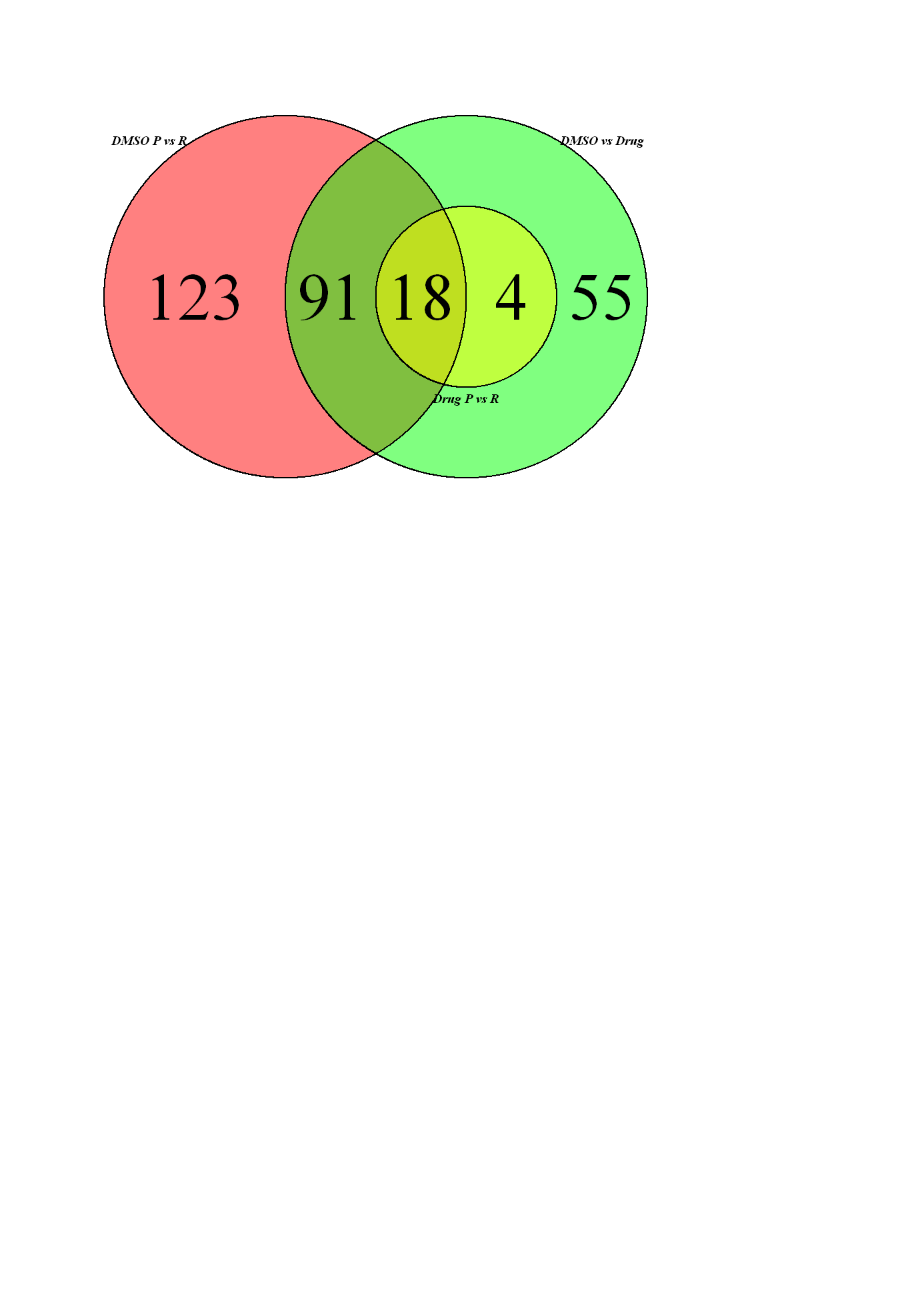
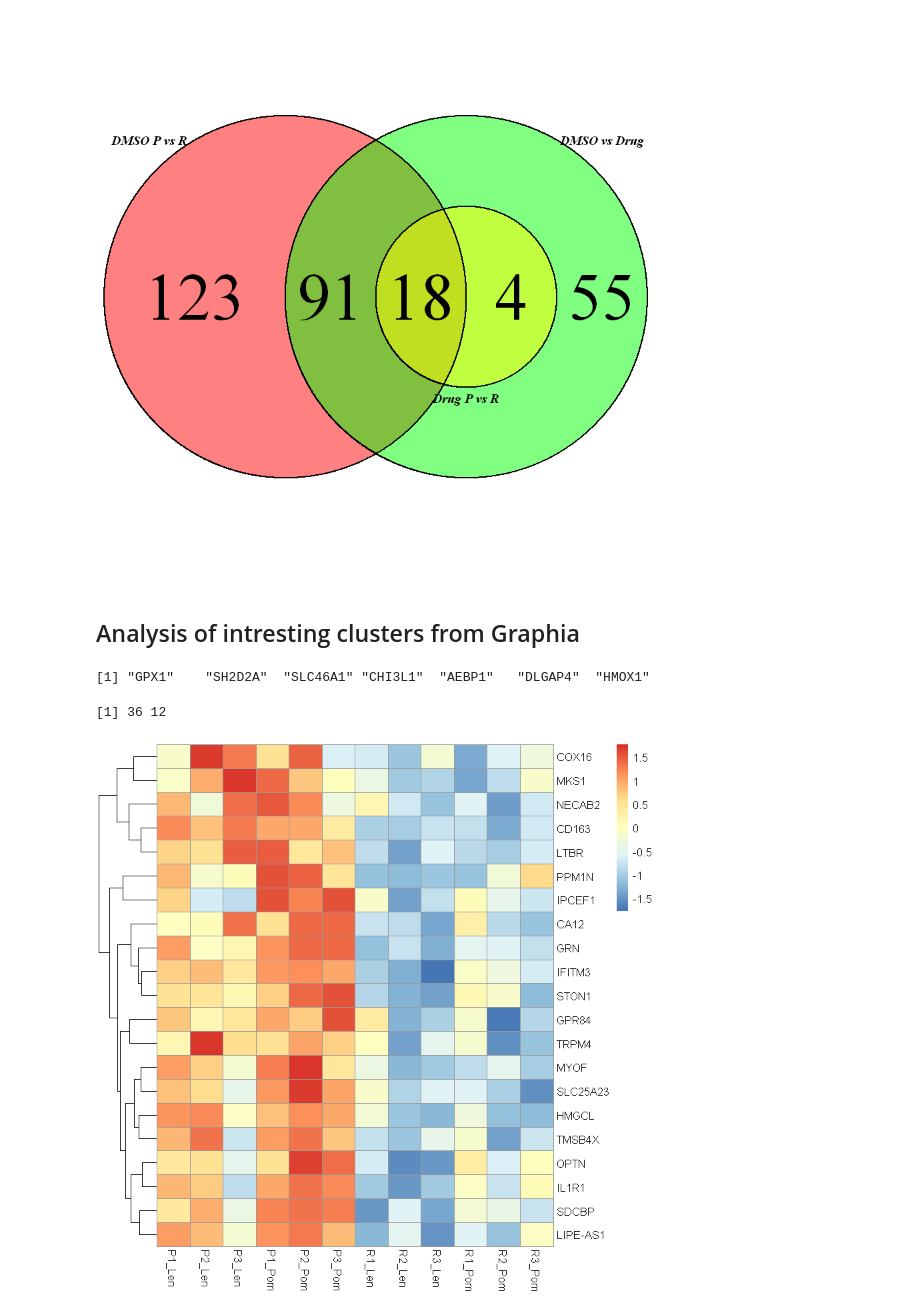
Before and after one commit to ajitjohnson/Jupyter-Notebooks, a Jupyter notebook: Mechanism of resistance to Lenalidomide in Lymphoma.ipynb, the cells around one changed output. Saved outputs shown, nothing was run; the diff lists cells and outputs as text; code cells hidden in the pictures; blank space fills up the shorter version.

```diff
--- a/Mechanism of resistance to Lenalidomide in Lymphoma.ipynb
+++ b/Mechanism of resistance to Lenalidomide in Lymphoma.ipynb
@@ -671,3 +670,35 @@ venn.plot <- venn.diagram(list(row.names(dmsoP_dmso_ordered), row.names(dmsoP_dr
 grid.draw(venn.plot)
 # %% [output]
 [figure]
+# %% [markdown]
+## Analysis of intresting clusters from Graphia
+# %%
+# Import intresting genes
+intgenes <- read.csv (file ="clusters from graphia_7_1.csv", row.names = 1)
+# %%
+#sub1
+#row.names(intgenes[which(intgenes$Function=='Genes activated by drug but no longer in resistant lines' & intgenes$Log2.Fold.change <= -1.2), ])
+#row.names(intgenes[which(intgenes$Function=='Genes activated by drug but no longer in resistant lines'), ])
+#sub2
+#row.names(intgenes[which(intgenes$Function=='Genes activated by drug in resistant lines' & intgenes$Log2.Fold.change <= 1), ])
+row.names(intgenes[which(intgenes$Function=='Genes activated by drug in resistant lines'), ])
+# %% [output]
+[1] "GPX1"    "SH2D2A"  "SLC46A1" "CHI3L1"  "AEBP1"   "DLGAP4"  "HMOX1"
+# %%
+# Subset expression matrix with genes of interest
+sub1 <- n_data[row.names(intgenes[which(intgenes$Function=='Genes activated by drug but no longer in resistant lines' & intgenes$Log2.Fold.change <= -1.2), ]),
+                   c("P1_Len","P2_Len","P3_Len","P1_Pom","P2_Pom","P3_Pom","R1_Len","R2_Len","R3_Len","R1_Pom","R2_Pom","R3_Pom")]
+#Genes activated by drug in resistant lines
+sub2 <- n_data[row.names(intgenes[which(intgenes$Function=='Genes activated by drug in resistant lines'), ]),
+                   c("P1_Len","P2_Len","P3_Len","P1_Pom","P2_Pom","P3_Pom","R1_Len","R2_Len","R3_Len","R1_Pom","R2_Pom","R3_Pom")]
+# %%
+dim(sub1)
+# %% [output]
+[1] 36 12
+# %%
+# Heat map of the significant genes (DEG)
+#df <- as.data.frame(colData(dds)[,c("Treatment","Resistance")]) annotation_col=df
+pheatmap(sub1, cluster_rows=TRUE, show_rownames=TRUE,
+         cluster_cols=F, scale= "row")
+# %% [output]
+[figure, added]
```
Also changed, not shown: parts of 5 cells of this notebook.
